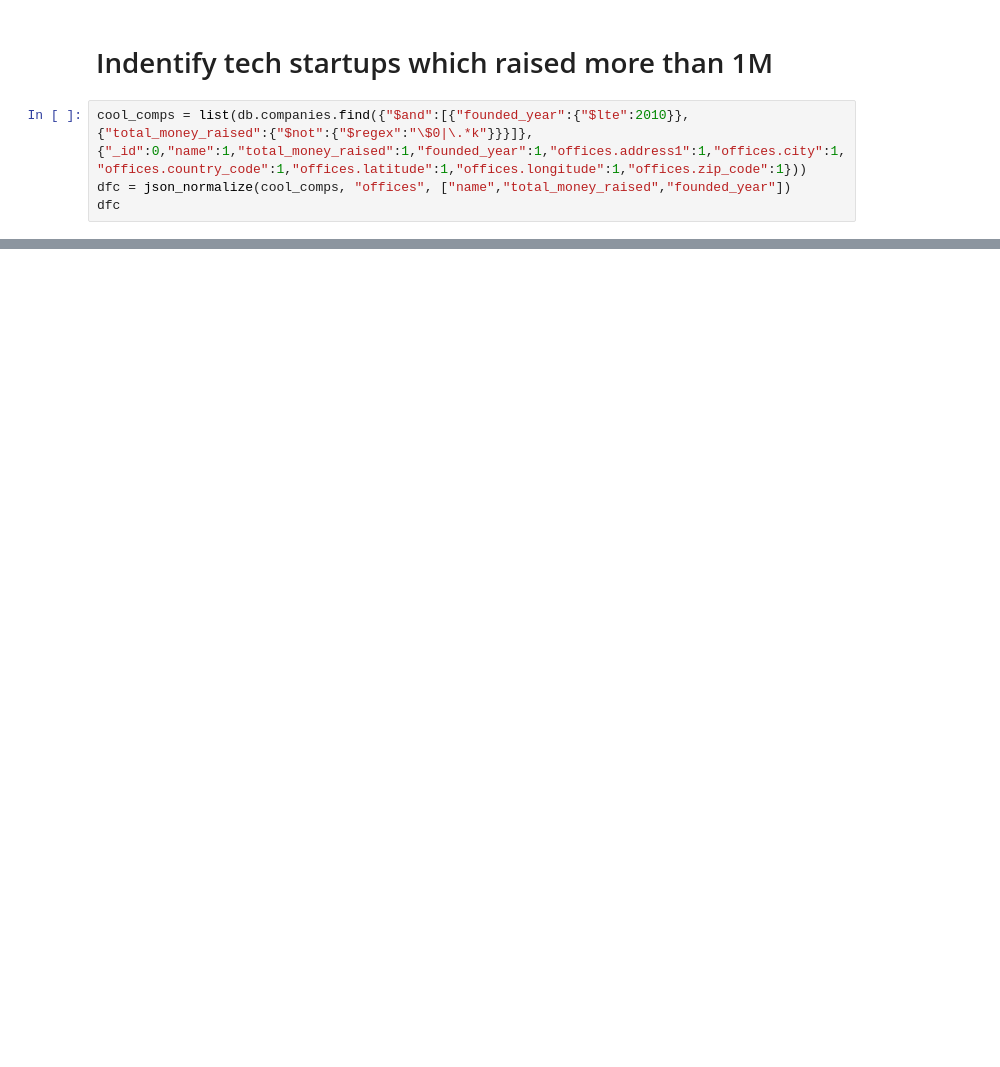
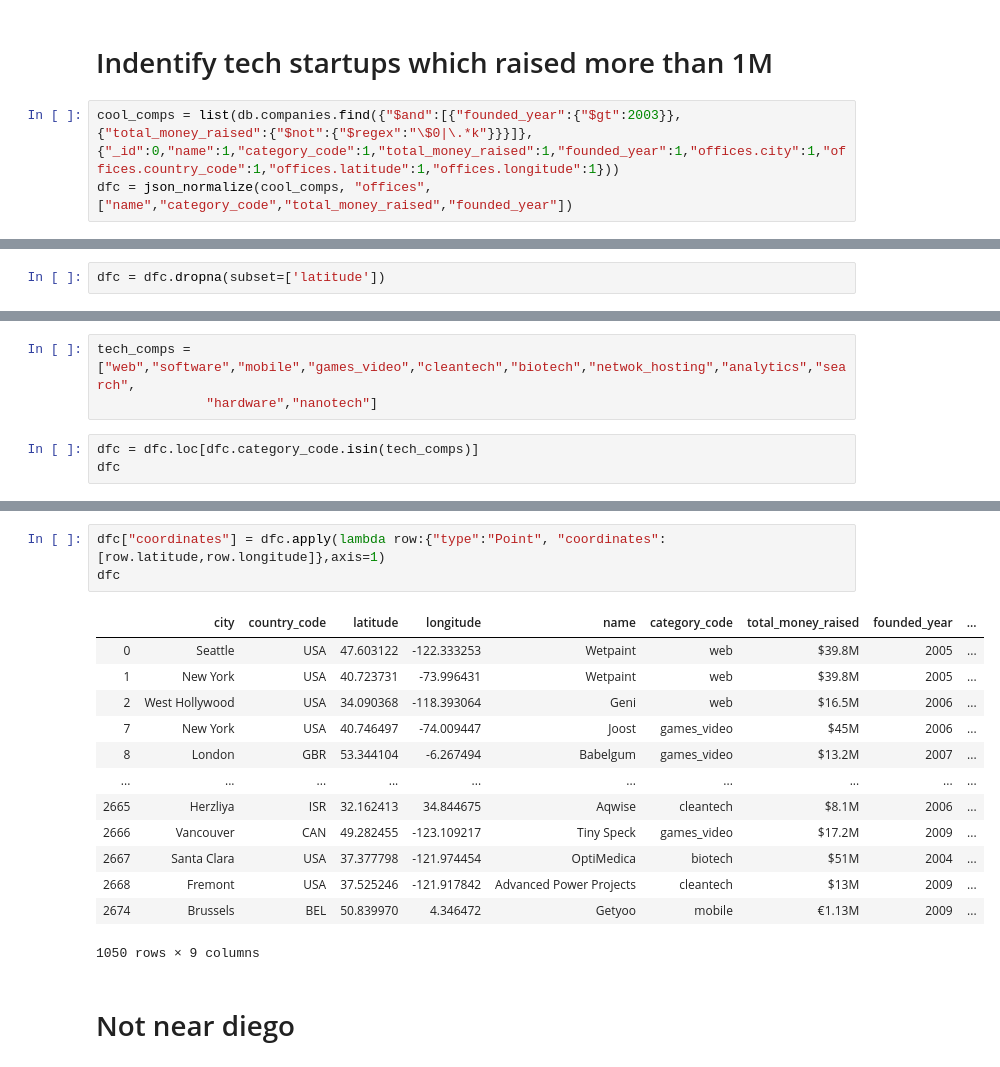
Before and after one commit to diego-florez/Mongo-Project, a Jupyter notebook: calcs.ipynb, the cells around one changed output, grey strips where cells are left out. Cells and saved outputs as stored; diff of their text form; blank space fills up the shorter version.

```diff
--- a/calcs.ipynb
+++ b/calcs.ipynb
@@ -70,6 +70,5 @@ Name: zip_code, Length: 5719, dtype: int64
 # %% [markdown]
 # Indentify tech startups which raised more than 1M
 # %%
-cool_comps = list(db.companies.find({"$and":[{"founded_year":{"$lte":2010}},{"total_money_raised":{"$not":{"$regex":"\$0|\.*k"}}}]},{"_id":0,"name":1,"total_money_raised":1,"founded_year":1,"offices.address1":1,"offices.city":1,"offices.country_code":1,"offices.latitude":1,"offices.longitude":1,"offices.zip_code":1}))
-dfc = json_normalize(cool_comps, "offices", ["name","total_money_raised","founded_year"])
-dfc
+cool_comps = list(db.companies.find({"$and":[{"founded_year":{"$gt":2003}},{"total_money_raised":{"$not":{"$regex":"\$0|\.*k"}}}]},{"_id":0,"name":1,"category_code":1,"total_money_raised":1,"founded_year":1,"offices.city":1,"offices.country_code":1,"offices.latitude":1,"offices.longitude":1}))
+dfc = json_normalize(cool_comps, "offices", ["name","category_code","total_money_raised","founded_year"])
@@ -90,3 +75,5 @@ dfc
+# %%
+dfc = dfc.dropna(subset=['latitude'])
 # %%
 dfc.isnull().sum()
 # %% [output]
@@ -117,0 +109,6 @@ Name: city, Length: 995, dtype: int64
+# %%
+tech_comps = ["web","software","mobile","games_video","cleantech","biotech","netwok_hosting","analytics","search",
+              "hardware","nanotech"]
+# %%
+dfc = dfc.loc[dfc.category_code.isin(tech_comps)]
+dfc
@@ -117,0 +129,19 @@ Name: city, Length: 995, dtype: int64
+# %%
+dfc["coordinates"] = dfc.apply(lambda row:{"type":"Point", "coordinates":[row.latitude,row.longitude]},axis=1)
+dfc
+# %% [output]
+|  | city | country_code | latitude | longitude | name | category_code | total_money_raised | founded_year | ... |
+| 0 | Seattle | USA | 47.603122 | -122.333253 | Wetpaint | web | $39.8M | 2005 | ... |
+| 1 | New York | USA | 40.723731 | -73.996431 | Wetpaint | web | $39.8M | 2005 | ... |
+| 2 | West Hollywood | USA | 34.090368 | -118.393064 | Geni | web | $16.5M | 2006 | ... |
+| 7 | New York | USA | 40.746497 | -74.009447 | Joost | games_video | $45M | 2006 | ... |
+| 8 | London | GBR | 53.344104 | -6.267494 | Babelgum | games_video | $13.2M | 2007 | ... |
+| ... | ... | ... | ... | ... | ... | ... | ... | ... | ... |
+| 2665 | Herzliya | ISR | 32.162413 | 34.844675 | Aqwise | cleantech | $8.1M | 2006 | ... |
+| 2666 | Vancouver | CAN | 49.282455 | -123.109217 | Tiny Speck | games_video | $17.2M | 2009 | ... |
+| 2667 | Santa Clara | USA | 37.377798 | -121.974454 | OptiMedica | biotech | $51M | 2004 | ... |
+| 2668 | Fremont | USA | 37.525246 | -121.917842 | Advanced Power Projects | cleantech | $13M | 2009 | ... |
+| 2674 | Brussels | BEL | 50.839970 | 4.346472 | Getyoo | mobile | €1.13M | 2009 | ... |
+1050 rows × 9 columns
+# %% [markdown]
+# Not near diego
```
Also changed, not shown: parts of 33 cells of this notebook.
